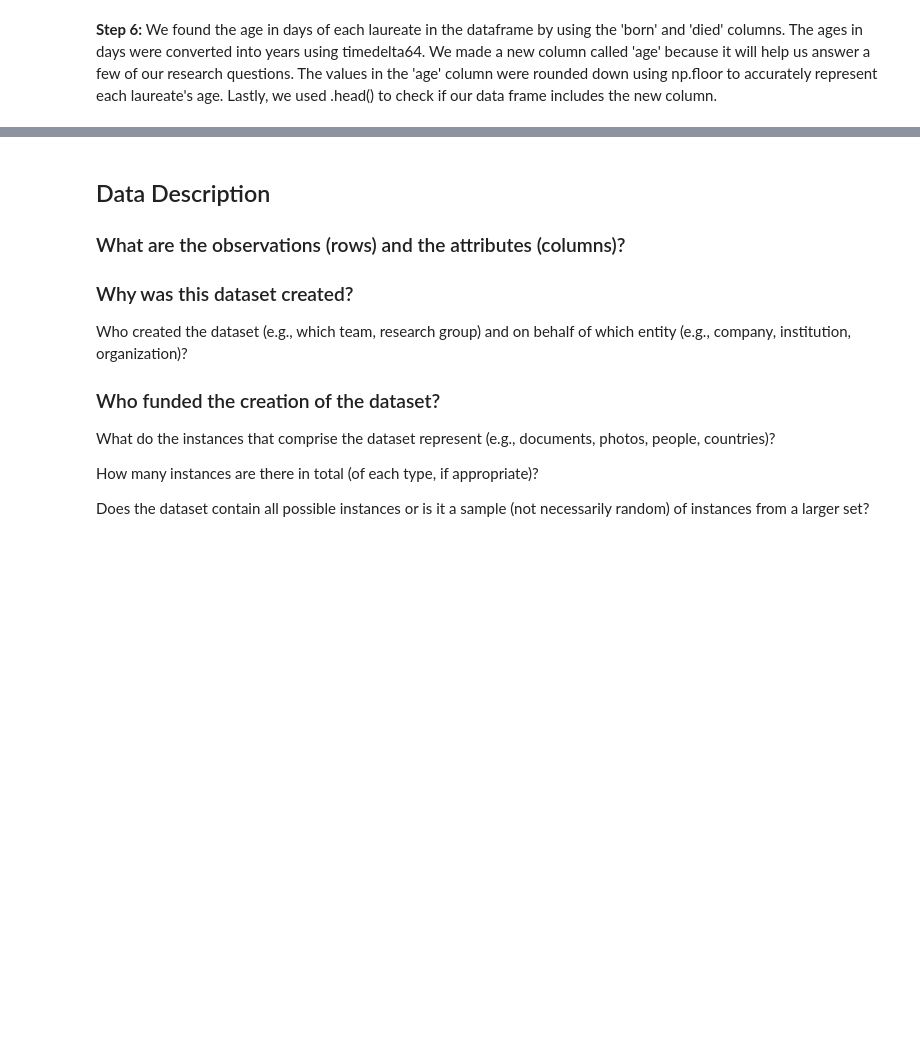
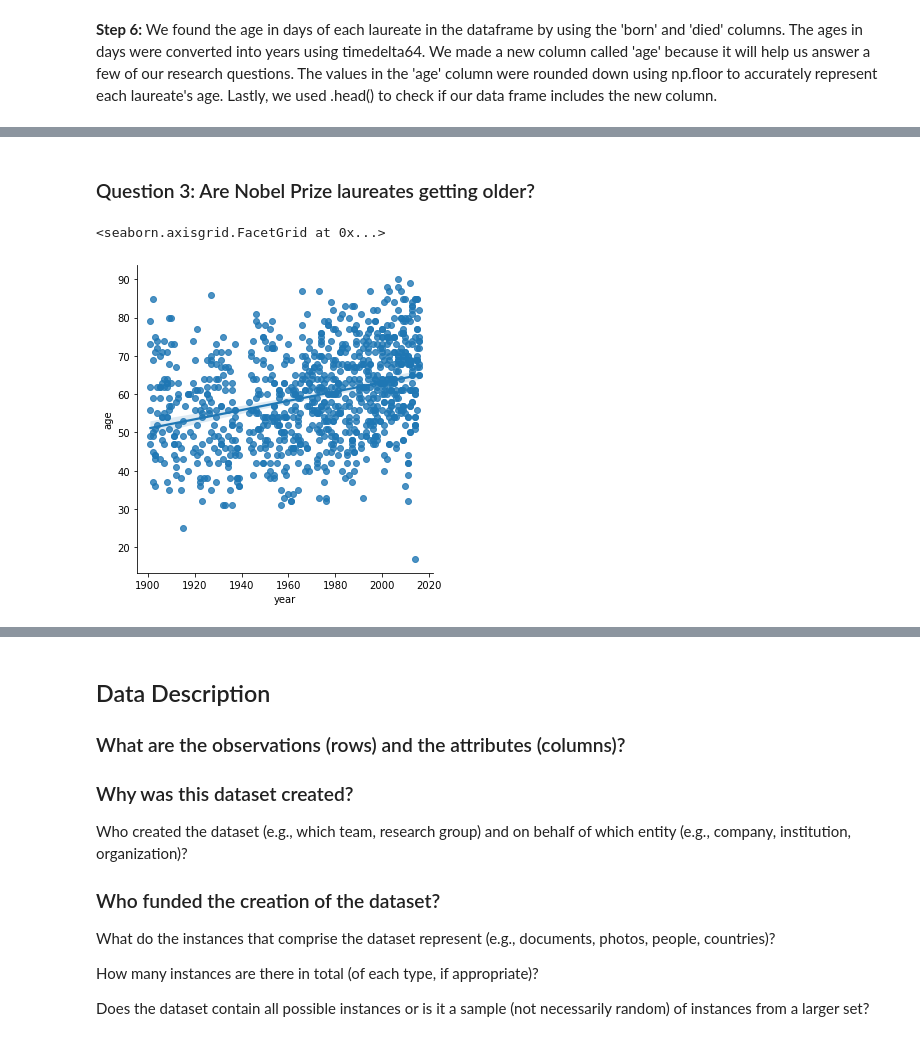
Before and after one commit to qbello22/2950-Project, a Jupyter notebook: nobel-prize.ipynb, the cells around one changed output, grey strips where cells are left out. Drawn from its saved outputs; the diff is of its cells as text; code cells hidden in the pictures; blank space fills up the shorter version.

Commit message:
Started data analysis for Questions 3 and 4

```diff
--- a/nobel-prize.ipynb
+++ b/nobel-prize.ipynb
@@ -97,10 +96,3 @@ print(nobel_data_raw)
 [975 rows x 20 columns]
 # %% [markdown]
 **Step 6:** We found the age in days of each laureate in the dataframe by using the 'born' and 'died' columns. The ages in days were converted into years using timedelta64. We made a new column called 'age' because it will help us answer a few of our research questions. The values in the 'age' column were rounded down using np.floor to accurately represent each laureate's age. Lastly, we used .head() to check if our data frame includes the new column.
-# %%
-age = (pd.Timestamp.now().normalize() - nobel_data_raw['born']).where(nobel_data_raw['died'].isnull(), other = nobel_data_raw['died'] - nobel_data_raw['born'])
-age = age / np.timedelta64(1, 'Y')
-
-nobel_data_raw['Age'] = age
-nobel_data_raw['Age'] = nobel_data_raw['Age'].apply(np.floor)
-nobel_data_raw.head()
@@ -114,0 +99,6 @@ nobel_data_raw.head()
+# %%
+nobel_data_raw['age'] = nobel_data_raw['year'] - nobel_data_raw['born'].dt.year
+nobel_data_raw['age'] = nobel_data_raw['age'].apply(np.floor)
+nobel_data_raw['age'] = nobel_data_raw['age'].fillna(0)
+nobel_data_raw['age'] = nobel_data_raw['age'].astype(int)
+nobel_data_raw.head()
@@ -114,0 +113,3 @@ nobel_data_raw.head()
+# %%
+nobel_data_valid = nobel_data_raw.loc[nobel_data_raw['age']!=0]
+nobel_data_valid.head()
@@ -114,0 +124,7 @@ nobel_data_raw.head()
+# %% [markdown]
+### Question 3: Are Nobel Prize laureates getting older?
+# %%
+seaborn.lmplot(data = nobel_data_valid, x = 'year', y = 'age')
+# %% [output]
+<seaborn.axisgrid.FacetGrid at 0x...>
+[figure, added]
```
Also changed, not shown: parts of 7 cells of this notebook.
